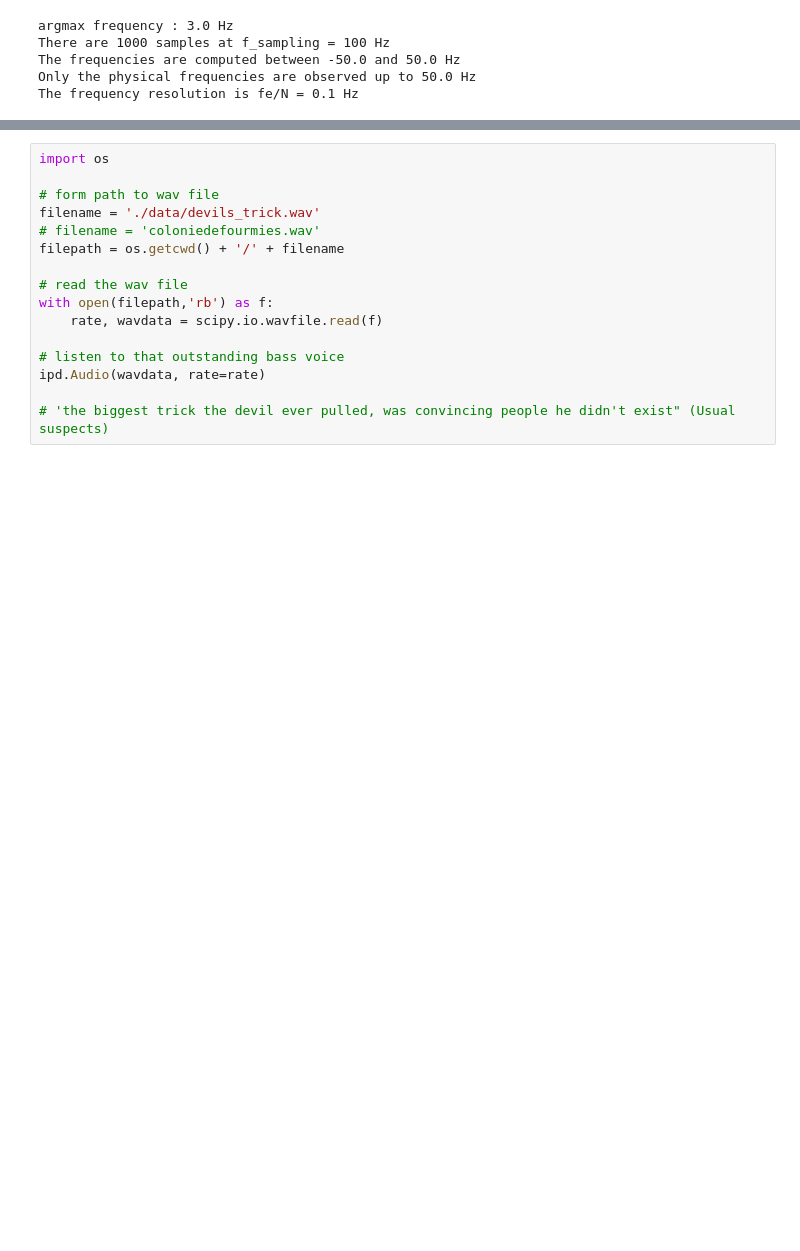
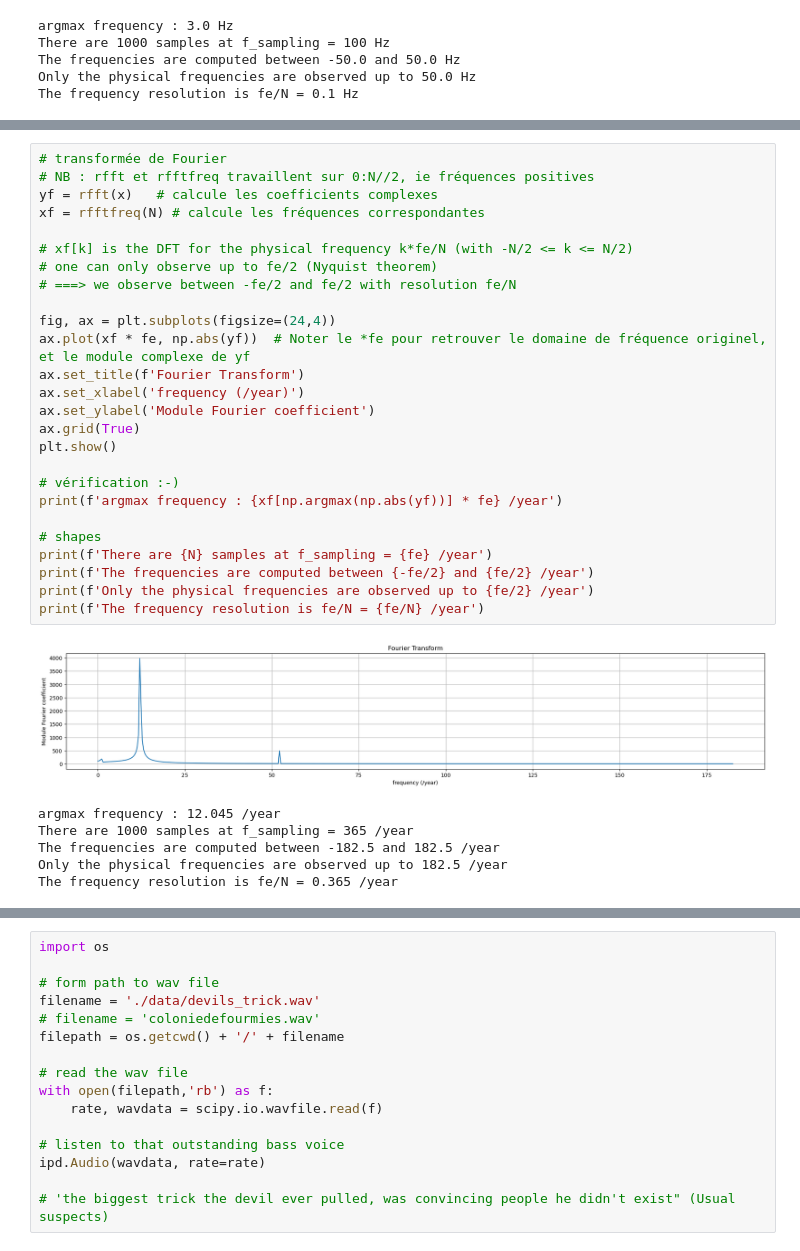
Before and after one commit to BenjaminDeporte/Boilerplate_code, a Jupyter notebook: Fourier_Transform.ipynb, the cells around one changed output, grey strips where cells are left out. Drawn from its saved outputs; the diff is of its cells as text; blank space fills up the shorter version.

```diff
--- a/Fourier_Transform.ipynb
+++ b/Fourier_Transform.ipynb
@@ -67,0 +96,33 @@ The frequency resolution is fe/N = 0.1 Hz
+# %%
+# transformée de Fourier
+# NB : rfft et rfftfreq travaillent sur 0:N//2, ie fréquences positives
+yf = rfft(x)   # calcule les coefficients complexes
+xf = rfftfreq(N) # calcule les fréquences correspondantes
+
+# xf[k] is the DFT for the physical frequency k*fe/N (with -N/2 <= k <= N/2)
+# one can only observe up to fe/2 (Nyquist theorem)
+# ===> we observe between -fe/2 and fe/2 with resolution fe/N
+
+fig, ax = plt.subplots(figsize=(24,4))
+ax.plot(xf * fe, np.abs(yf))  # Noter le *fe pour retrouver le domaine de fréquence originel, et le module complexe de yf
+ax.set_title(f'Fourier Transform')
+ax.set_xlabel('frequency (/year)')
+ax.set_ylabel('Module Fourier coefficient')
+ax.grid(True)
+plt.show()
+
+# vérification :-)
+print(f'argmax frequency : {xf[np.argmax(np.abs(yf))] * fe} /year')
+
+# shapes
+print(f'There are {N} samples at f_sampling = {fe} /year')
+print(f'The frequencies are computed between {-fe/2} and {fe/2} /year')
+print(f'Only the physical frequencies are observed up to {fe/2} /year')
+print(f'The frequency resolution is fe/N = {fe/N} /year')
+# %% [output]
+[figure, added]
+argmax frequency : 12.045 /year
+There are 1000 samples at f_sampling = 365 /year
+The frequencies are computed between -182.5 and 182.5 /year
+Only the physical frequencies are observed up to 182.5 /year
+The frequency resolution is fe/N = 0.365 /year
```
Also changed, not shown: parts of 9 cells of this notebook.
